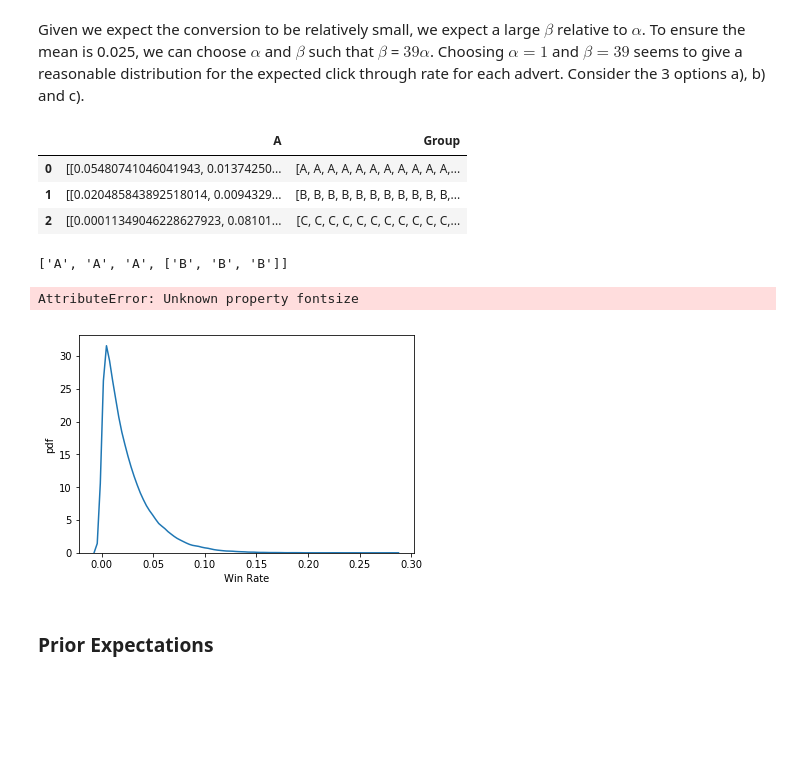
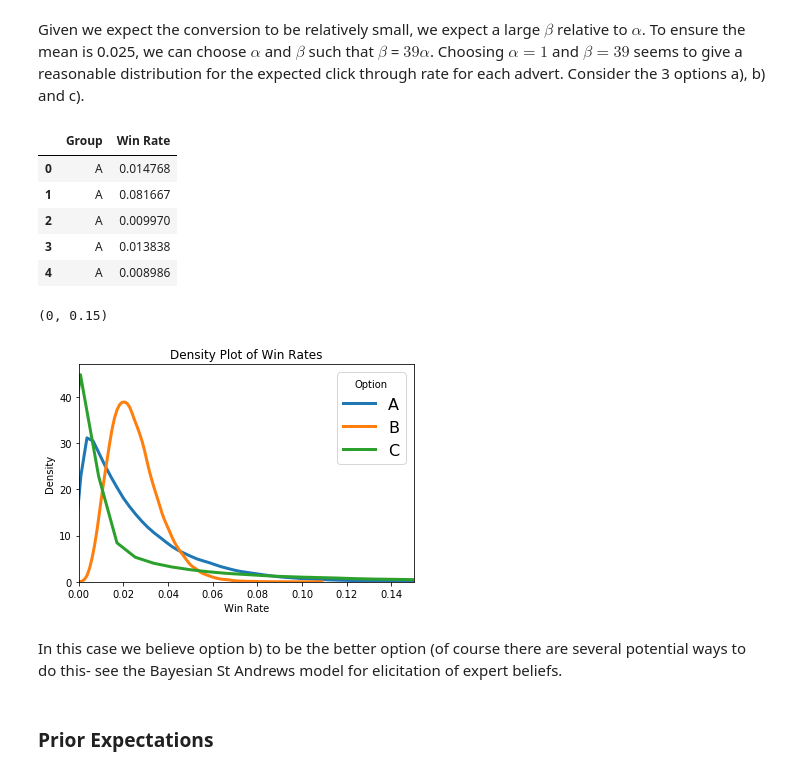
Before and after one commit to Domscruton/Bayesian-AB-Testing, a Jupyter notebook: Bayesian-AB-Algorithms.ipynb, the cells around one changed output. Saved outputs shown, nothing was run; the diff lists cells and outputs as text; code cells hidden in the pictures; blank space fills up the shorter version.

Commit message:
Plotting choice of prior distribution

```diff
--- a/Bayesian-AB-Algorithms.ipynb
+++ b/Bayesian-AB-Algorithms.ipynb
@@ -332,22 +332,16 @@ We know that the mean of a Beta distribution is given by $E[x] = \frac{\alpha}{\
 Given we expect the conversion to be relatively small, we expect a large $\beta$ relative to $\alpha$. To ensure the mean is 0.025, we can choose $\alpha$ and $\beta$ such that $\beta$ = $39 \alpha$. Choosing $\alpha = 1$ and $\beta = 39$ seems to give a reasonable distribution for the expected click through rate for each advert. Consider the 3 options a), b) and c).
 # %%
 # Sample means from distribution of each option and plot
-data = {'A':[[np.random.beta(a = 1, b = 39, size = 100000)],
-            [np.random.beta(a = 5, b = 195, size = 100000)],
-            [np.random.beta(a = 0.2, b = 7.8, size = 100000)]],
-       'Group':[['A'] * 100000, ['B'] * 100000, ['C'] * 100000]}
+data = {'Group':list(np.repeat(["A", "B", "C"], [100000,100000,100000], axis = 0)),
+        'Win Rate':list(np.append(np.random.beta(a = 1, b = 39, size = 100000),
+            [np.random.beta(a = 5, b = 195, size = 100000),
+            np.random.beta(a = 0.2, b = 7.8, size = 100000)]))}
 df = pd.DataFrame(data)
+df.head()
+# %% [output]
+|  | Group | Win Rate |
+| 0 | A | 0.014768 |
+| 1 | A | 0.081667 |
+| 2 | A | 0.009970 |
+| 3 | A | 0.013838 |
+| 4 | A | 0.008986 |
-# %%
-df.head()
-# %% [output]
-|  | A | Group |
-| 0 | [[0.05480741046041943, 0.01374250... | [A, A, A, A, A, A, A, A, A, A, A,... |
-| 1 | [[0.020485843892518014, 0.0094329... | [B, B, B, B, B, B, B, B, B, B, B,... |
-| 2 | [[0.00011349046228627923, 0.08101... | [C, C, C, C, C, C, C, C, C, C, C,... |
-# %%
-a = ['A' for i in range(3)]
-b = ['B'for i in range(3)]
-a.append(b)
-a
-# %% [output]
-['A', 'A', 'A', ['B', 'B', 'B']]
@@ -357,15 +348,28 @@ betaplt = sns.distplot(df, x = , hist = False)
-# %%
-data = {'A':np.random.beta(a = 1, b = 39, size = 100000)}
-
-dfplt = pd.data.fram
-a = np.random.beta(a = 1, b = 39, size = 100000)
-b = np.random.beta(a = 5, b = 195, size = 100000)
-c = np.random.beta(a = 0.2, b = 7.8, size = 100000)
-betaplt = sns.distplot(a, hist = False)
-betaplt.set(xlabel = "Win Rate", ylabel = "pdf", fontsize = 10)
-# %% [output]
-AttributeError: Unknown property fontsize
-[figure, removed]
+# %%
+# List of five airlines to plot
+options = ['A', 'B', 'C']
+
+# Iterate through the five airlines
+for i in options:
+    # Subset to the airline
+    subset = df[df['Group'] == i]
+
+    # Draw the density plot
+    sns.distplot(subset['Win Rate'], hist = False, kde = True,
+                 kde_kws = {'linewidth': 3},
+                 label = i)
+
+# Plot formatting
+plt.legend(prop={'size': 16}, title = 'Option')
+plt.title('Density Plot of Win Rates')
+plt.xlabel('Win Rate')
+plt.ylabel('Density')
+plt.xlim(0, 0.15)
+# %% [output]
+(0, 0.15)
+[figure, added]
+# %% [markdown]
+In this case we believe option b) to be the better option (of course there are several potential ways to do this- see the Bayesian St Andrews model for elicitation of expert beliefs.
 # %%
 # while TRUE:
 #   sample from posterior for mean of each bandit j
```
Also changed, not shown: parts of 3 cells of this notebook.
